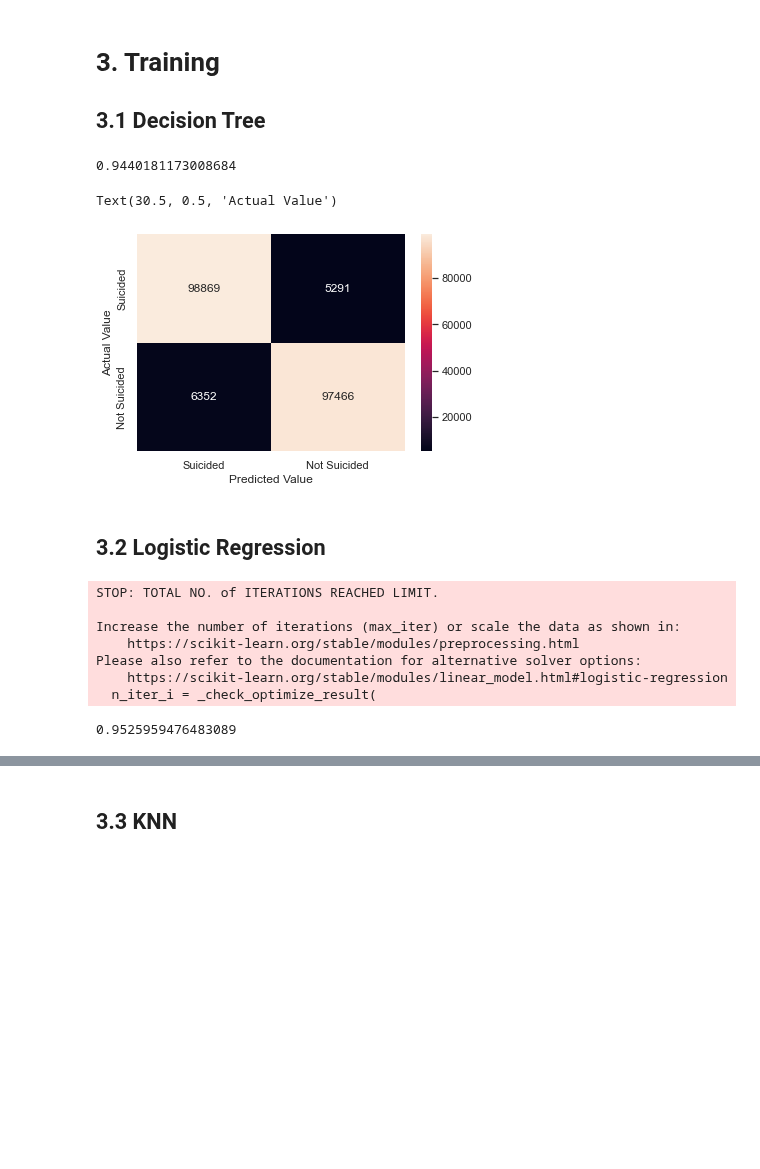
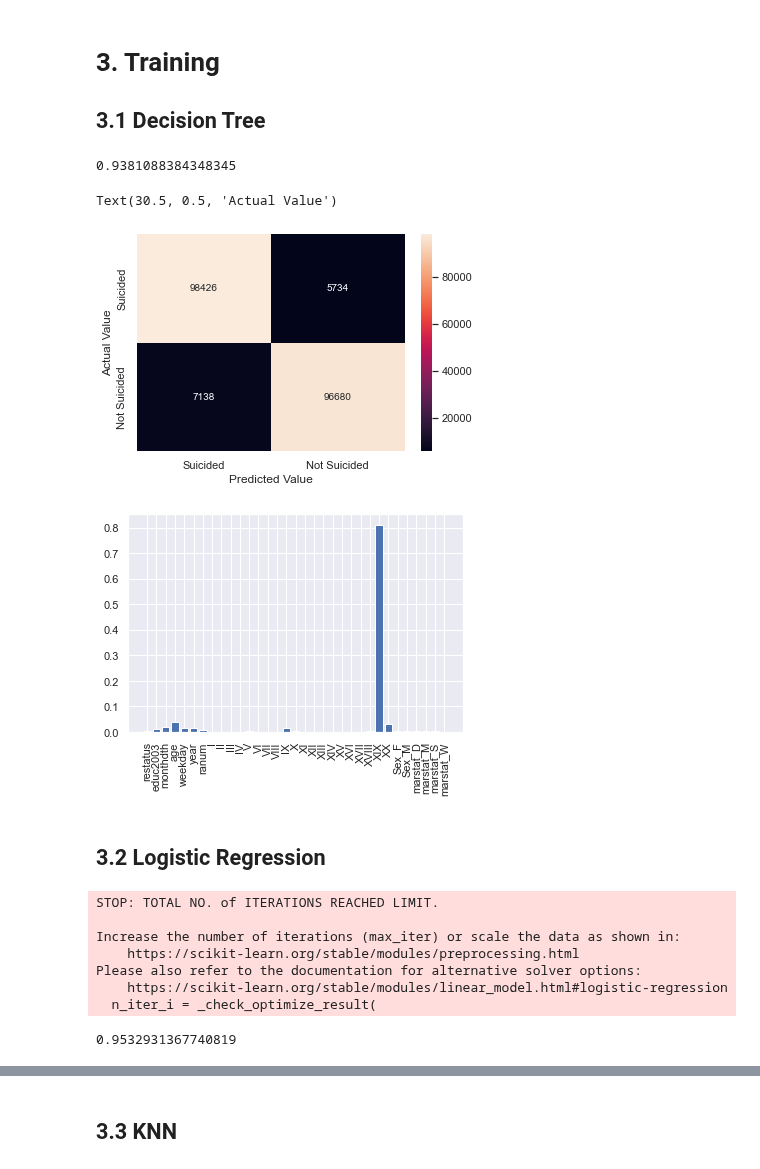
Before and after one commit to TimothiTsui/Anti_Suicide_Squad, a Jupyter notebook: model.ipynb, the cells around one changed output, grey strips where cells are left out. Saved outputs shown, nothing was run; the diff lists cells and outputs as text; code cells hidden in the pictures; blank space fills up the shorter version.

```diff
--- a/model.ipynb
+++ b/model.ipynb
@@ -12,8 +14,8 @@ from sklearn import tree
 df_raw = pd.read_csv("Data File/final_model_data.csv")
 # %%
 Y = df_raw[['mandeath']].values.ravel()
-X = df_raw[['restatus', 'educ2003', 'monthdth', 'age', 'placdth', 'weekday', 'year',
-                      'ranum', 'racer5', 'hspanicr', 'I', 'II', 'III', 'IV', 'V', 'VI', 'VII', 'VIII', 'IX',
+X = df_raw[['restatus', 'educ2003', 'monthdth', 'age', 'weekday', 'year',
+                      'ranum', 'I', 'II', 'III', 'IV', 'V', 'VI', 'VII', 'VIII', 'IX',
                       'X', 'XI', 'XII', 'XIII', 'XIV', 'XV', 'XVI', 'XVII', 'XVIII', 'XIX', 'XX',
                       'Sex_F', 'Sex_M', 'marstat_D', 'marstat_M', 'marstat_S', 'marstat_W']]
 # %% [markdown]
@@ -31,7 +33,7 @@ DecisionTree = DecisionTree.fit(X_train, y_train)
 y_pred = DecisionTree.predict(X_test)
 DecisionTree.score(X_test, y_test, sample_weight=None)
 # %% [output]
-0.9440181173008684
+0.9381088384348345
 # %%
 from sklearn import metrics
 
@@ -42,7 +44,16 @@ plt.xlabel("Predicted Value")
 plt.ylabel("Actual Value")
 # %% [output]
 Text(30.5, 0.5, 'Actual Value')
-[figure, old version]
+[figure, new version]
+# %%
+vector = np.vectorize(np.float_)
+feature_names = X_train.columns.tolist()
+importance = DecisionTree.feature_importances_
+plt.bar([x for x in feature_names], importance)
+plt.xticks(rotation=90)
+plt.show()
+# %% [output]
+[figure, added]
 # %% [markdown]
 ## 3.2 Logistic Regression
 # %%
@@ -65,7 +76,7 @@ Increase the number of iterations (max_iter) or scale the data as shown in:
 Please also refer to the documentation for alternative solver options:
     https://scikit-learn.org/stable/modules/linear_model.html#logistic-regression
   n_iter_i = _check_optimize_result(
-0.9525959476483089
+0.9532931367740819
 # %%
 cnf_matrix = metrics.confusion_matrix(y_test, y_pred)
 df=pd.DataFrame(cnf_matrix,index=["Suicided", "Not Suicided"],columns=["Suicided","Not Suicided"])
```
Also changed, not shown: parts of 25 cells of this notebook, 1 other file.
